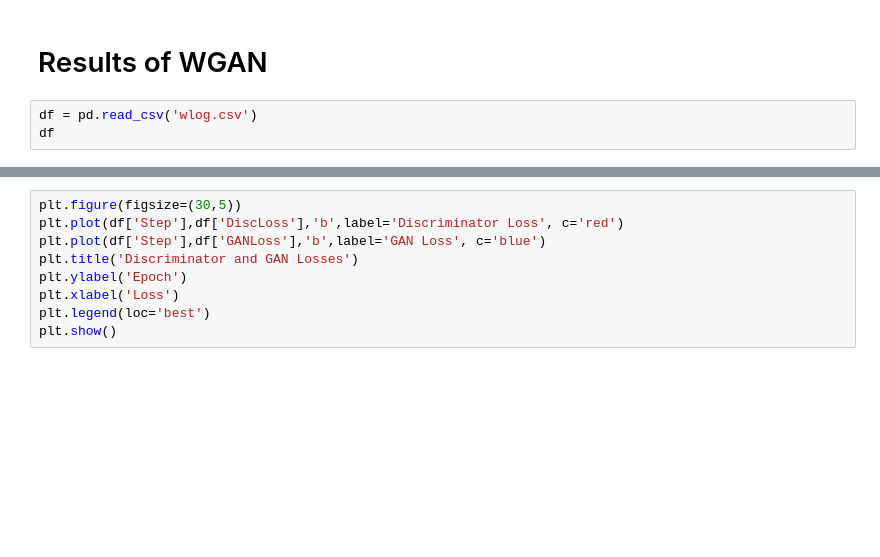
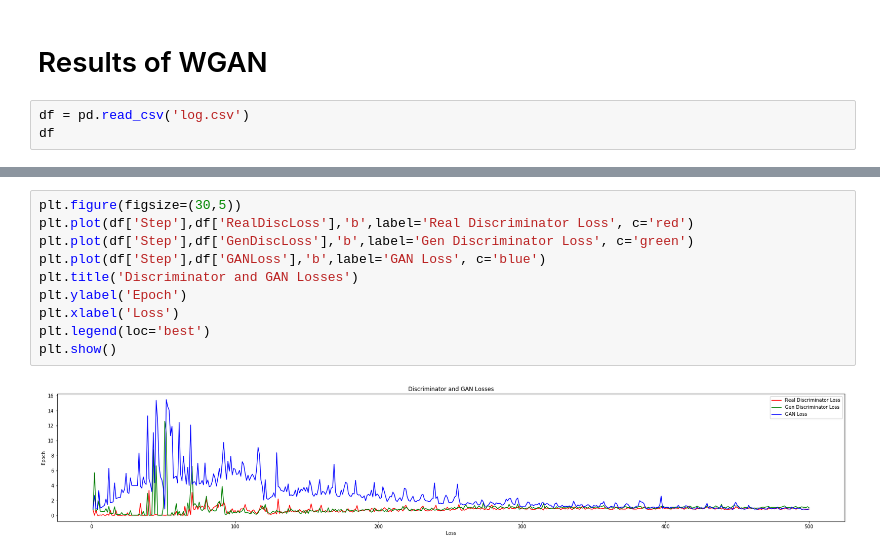
Before and after one commit to Tejas-Nanaware/GAN-Anime-Characters, a Jupyter notebook: Results.ipynb, the cells around one changed output, grey strips where cells are left out. Saved outputs shown, nothing was run; the diff lists cells and outputs as text; blank space fills up the shorter version.

Commit message:
Comparisons for training discriminator separately and combined

```diff
--- a/Results.ipynb
+++ b/Results.ipynb
@@ -45,5 +69,5 @@ for i in range(len(ranges[:-1])):
 # %% [markdown]
 # Results of WGAN
 # %%
-df = pd.read_csv('wlog.csv')
+df = pd.read_csv('log.csv')
 df
@@ -50,11 +88,14 @@ df
 # %%
 plt.figure(figsize=(30,5))
-plt.plot(df['Step'],df['DiscLoss'],'b',label='Discriminator Loss', c='red')
+plt.plot(df['Step'],df['RealDiscLoss'],'b',label='Real Discriminator Loss', c='red')
+plt.plot(df['Step'],df['GenDiscLoss'],'b',label='Gen Discriminator Loss', c='green')
 plt.plot(df['Step'],df['GANLoss'],'b',label='GAN Loss', c='blue')
 plt.title('Discriminator and GAN Losses')
 plt.ylabel('Epoch')
 plt.xlabel('Loss')
 plt.legend(loc='best')
 plt.show()
+# %% [output]
+[figure, added]
 # %%
 plt.figure(figsize=(30,5))
```
Also changed, not shown: parts of 8 cells of this notebook, 1 other file.
